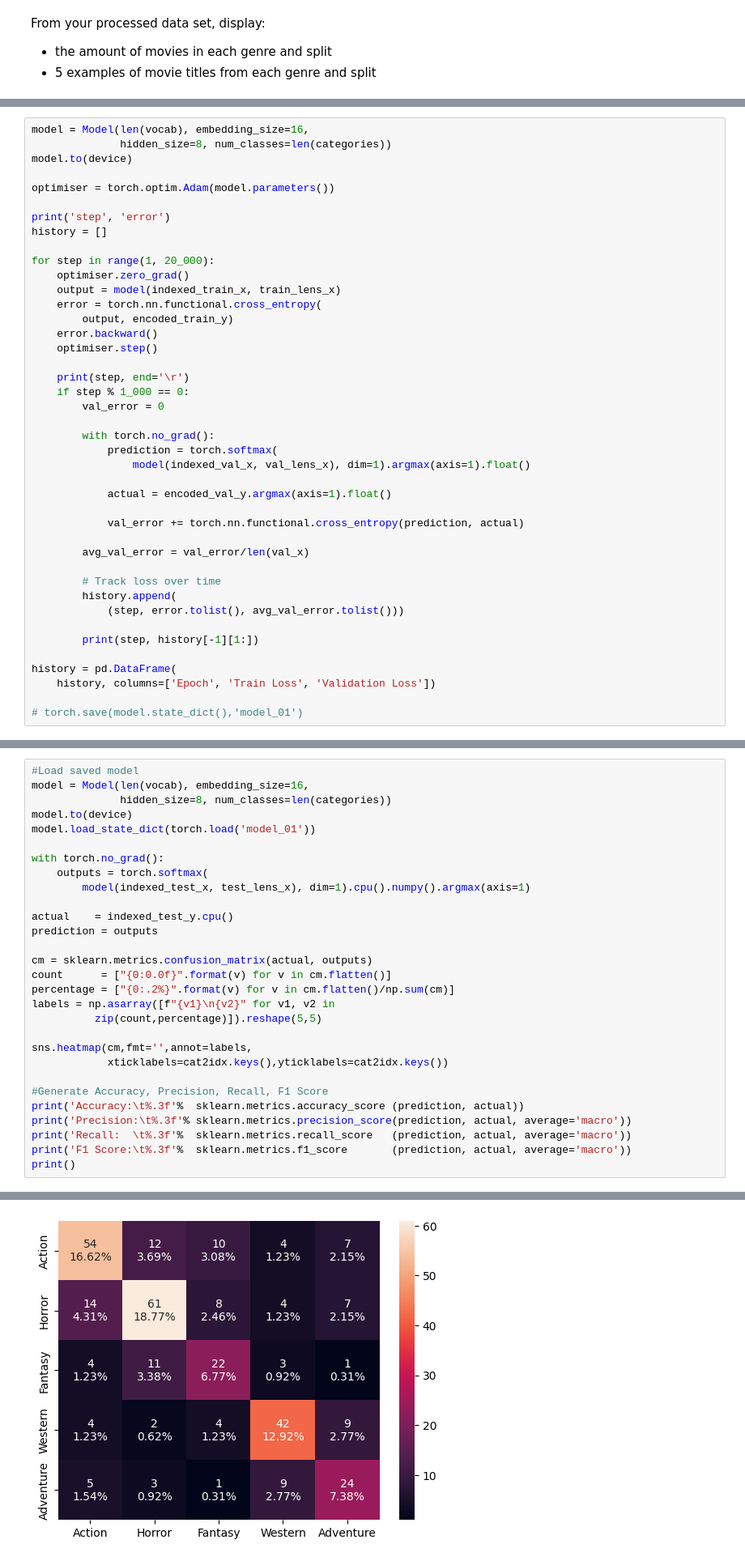
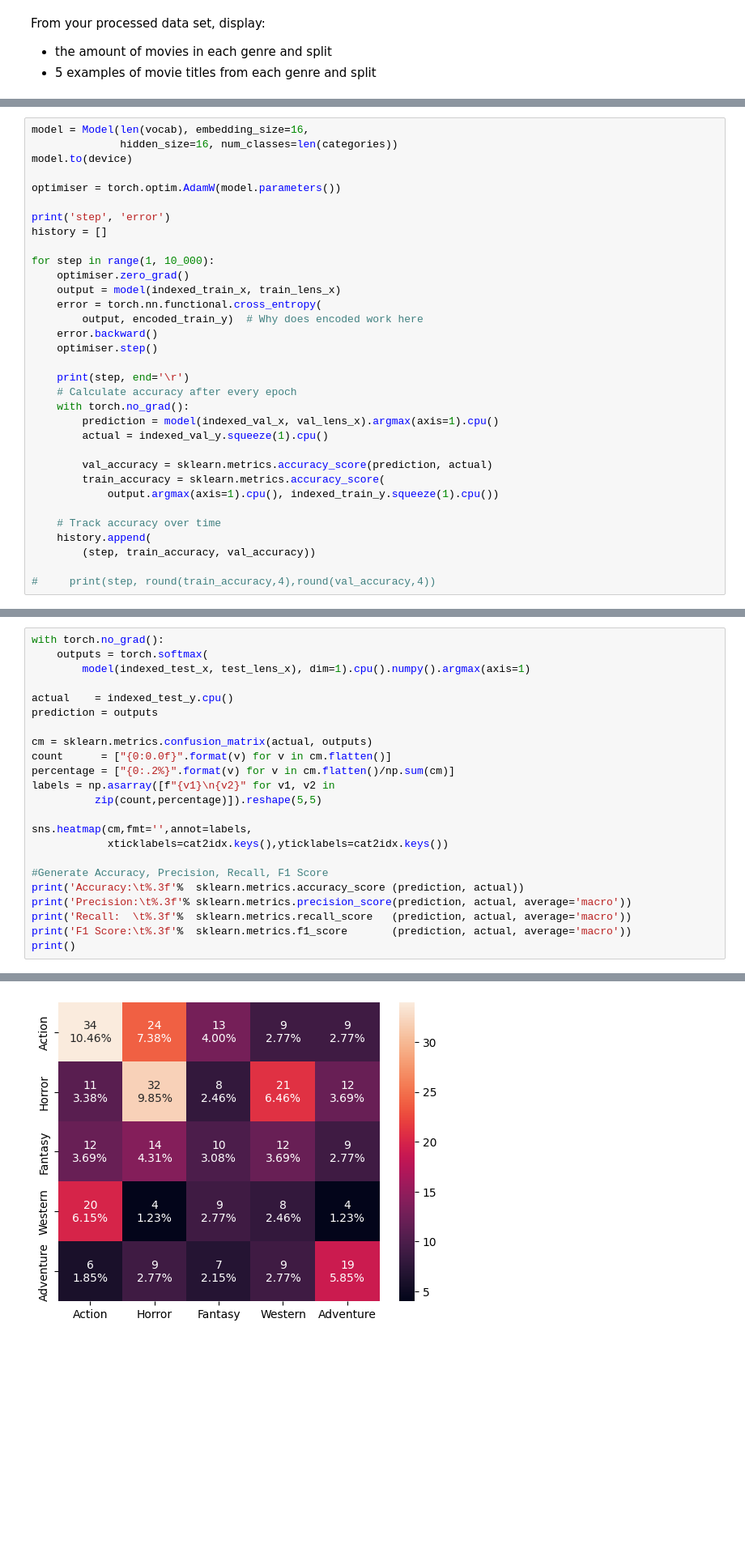
Before and after one commit to GabrielFreeze/llt3511, a Jupyter notebook: movie_titles.ipynb, the cells around one changed output, grey strips where cells are left out. Shown: that part at 81% size. Saved outputs shown, nothing was run; the diff lists cells and outputs as text; blank space fills up the shorter version.

```diff
--- a/movie_titles.ipynb
+++ b/movie_titles.ipynb
@@ -269,43 +269,34 @@ class Model(torch.nn.Module):
         return self.output_layer(state)
 # %%
 model = Model(len(vocab), embedding_size=16,
-              hidden_size=8, num_classes=len(categories))
+              hidden_size=16, num_classes=len(categories))
 model.to(device)
 
-optimiser = torch.optim.Adam(model.parameters())
+optimiser = torch.optim.AdamW(model.parameters())
 
 print('step', 'error')
 history = []
 
-for step in range(1, 20_000):
+for step in range(1, 10_000):
     optimiser.zero_grad()
     output = model(indexed_train_x, train_lens_x)
     error = torch.nn.functional.cross_entropy(
-        output, encoded_train_y)
+        output, encoded_train_y)  # Why does encoded work here
     error.backward()
     optimiser.step()
 
     print(step, end='\r')
-    if step % 1_000 == 0:
-        val_error = 0
+    # Calculate accuracy after every epoch
+    with torch.no_grad():
+        prediction = model(indexed_val_x, val_lens_x).argmax(axis=1).cpu()
+        actual = indexed_val_y.squeeze(1).cpu()
 
-        with torch.no_grad():
-            prediction = torch.softmax(
-                model(indexed_val_x, val_lens_x), dim=1).argmax(axis=1).float()
+        val_accuracy = sklearn.metrics.accuracy_score(prediction, actual)
+        train_accuracy = sklearn.metrics.accuracy_score(
+            output.argmax(axis=1).cpu(), indexed_train_y.squeeze(1).cpu())
 
-            actual = encoded_val_y.argmax(axis=1).float()
+    # Track accuracy over time
+    history.append(
+        (step, train_accuracy, val_accuracy))
 
-            val_error += torch.nn.functional.cross_entropy(prediction, actual)
-
-        avg_val_error = val_error/len(val_x)
-
-        # Track loss over time
-        history.append(
-            (step, error.tolist(), avg_val_error.tolist()))
-
-        print(step, history[-1][1:])
-
-history = pd.DataFrame(
-    history, columns=['Epoch', 'Train Loss', 'Validation Loss'])
-
-# torch.save(model.state_dict(),'model_01')
+#     print(step, round(train_accuracy,4),round(val_accuracy,4))
@@ -324,10 +326,4 @@ plt.show()
 # %%
-#Load saved model
-model = Model(len(vocab), embedding_size=16,
-              hidden_size=8, num_classes=len(categories))
-model.to(device)
-model.load_state_dict(torch.load('model_01'))
-
 with torch.no_grad():
     outputs = torch.softmax(
         model(indexed_test_x, test_lens_x), dim=1).cpu().numpy().argmax(axis=1)
@@ -358,4 +354,4 @@ F1 Score:       0.607
-[figure, old version]
+[figure, new version]
 # %% [markdown]
 Measure the F1 score performance of the model when applied on the test set.
 Also plot a confusion matrix showing how often each genre is mistaken as another genre.
```
Also changed, not shown: parts of 10 cells of this notebook, 2 other files.
